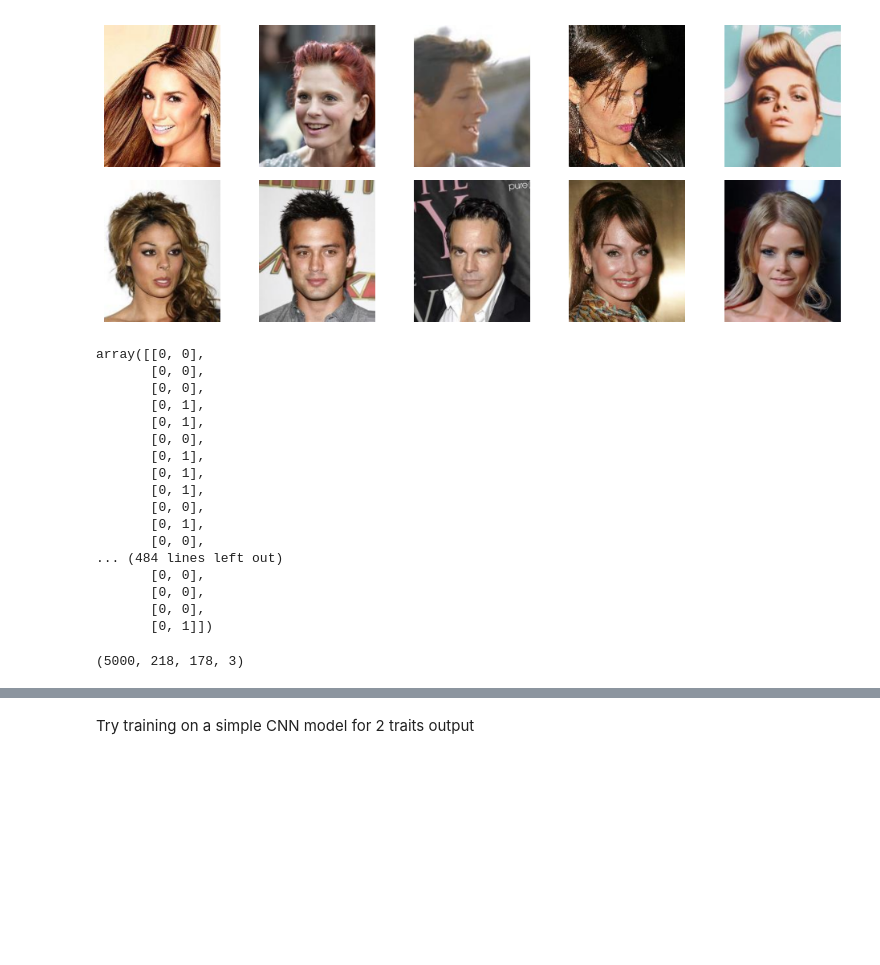
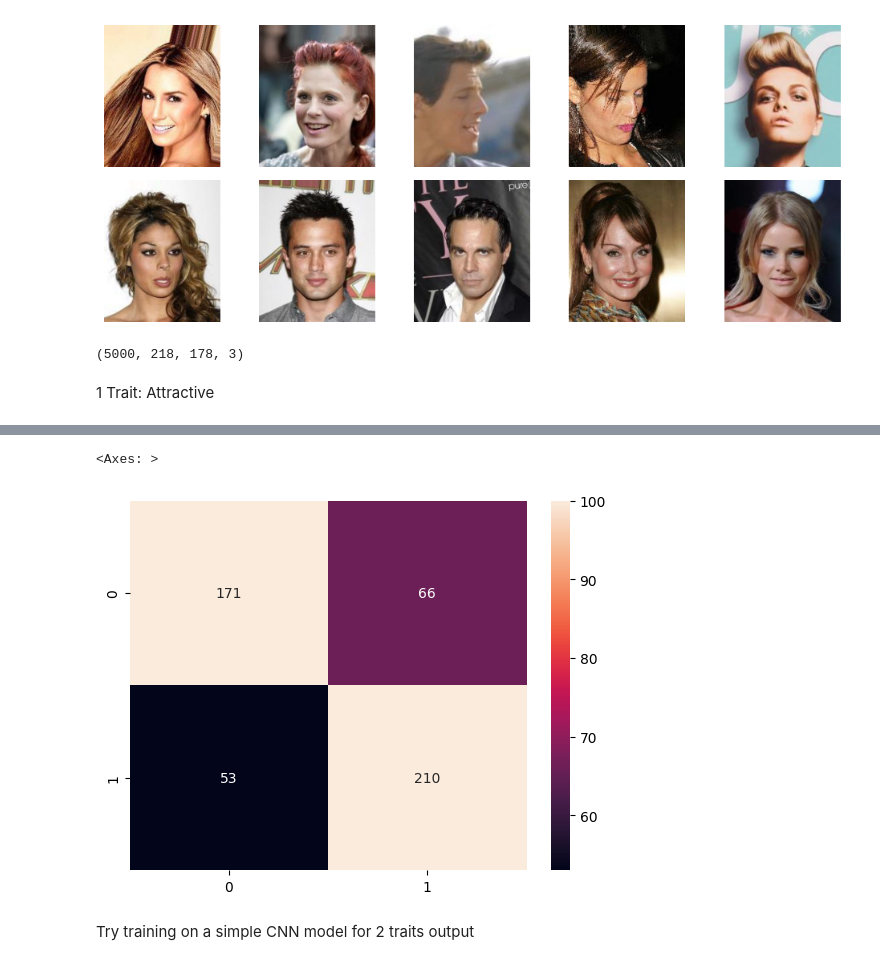
Before and after one commit to athan37/Facial-attribute-classification, a Jupyter notebook: Project.ipynb, the cells around one changed output, grey strips where cells are left out. Drawn from its saved outputs; the diff is of its cells as text; code cells hidden in the pictures; blank space fills up the shorter version.

```diff
--- a/Project.ipynb
+++ b/Project.ipynb
@@ -124,27 +135,62 @@ X_valid = X[v_point:t_point]
 Y_valid = Y[v_point:t_point]
 X_test  = X[t_point:]
 Y_test  = Y[t_point:]
-# %%
-Y_test
-# %% [output]
-array([[0, 0],
-       [0, 0],
-       [0, 0],
-       [0, 1],
-       [0, 1],
-       [0, 0],
-       [0, 1],
-       [0, 1],
-       [0, 1],
-       [0, 0],
-       [0, 1],
-       [0, 0],
-... (484 lines left out)
-       [0, 0],
-       [0, 0],
-       [0, 0],
-       [0, 1]])
 # %%
 X.shape
 # %% [output]
 (5000, 218, 178, 3)
+# %% [markdown]
+1 Trait: Attractive
+# %%
+import tensorflow as tf
+from tensorflow.keras.models import Sequential
+from tensorflow.keras.layers import Conv2D, MaxPooling2D, Flatten, Dense, Dropout
+from tensorflow.keras.callbacks import EarlyStopping
+
+Y_1 = [parse(line)[1][2] for line in lines]
+Y_1 = np.array(Y_1)
+Y_1_train = Y_1[:v_point]
+Y_1_valid = Y_1[v_point:t_point]
+Y_1_test  = Y_1[t_point:]
+
+es = tf.keras.callbacks.EarlyStopping(
+    monitor='val_accuracy',
+    patience=5,
+    restore_best_weights=True,
+)
+
+model1 = Sequential()
+model1.add(Conv2D(32, (3, 3), activation='relu', input_shape=(X.shape[1:])))
+model1.add(MaxPooling2D(pool_size=(2, 2)))
+model1.add(Conv2D(64, (3, 3), activation='relu'))
+model1.add(MaxPooling2D(pool_size=(2, 2)))
+model1.add(Conv2D(128, (3, 3), activation='relu'))
+model1.add(MaxPooling2D(pool_size=(2, 2)))
+model1.add(Flatten())
+model1.add(Dense(128, activation='relu'))
+model1.add(Dropout(0.5))
+model1.add(Dense(1, activation='sigmoid'))
+
+model1.compile(loss='binary_crossentropy', optimizer='adam', metrics=['accuracy'])
+
+network_history = model1.fit(X_train, Y_1_train,
+                            validation_data=(X_valid,Y_1_valid),
+                            batch_size=128,
+                            epochs=10000,
+                            verbose=1,
+                            callbacks=[es])
+
+preds_1 = model1.predict(X_test)
+rounded_preds_1 = np.round(preds_1)
+eval_1 = model1.evaluate(X_test,Y_1_test)
+print("Test loss:",eval_1[0])
+print("Test accuracy:",eval_1[1])
+import seaborn as sns
+import matplotlib.pyplot as plt
+from sklearn.metrics import multilabel_confusion_matrix
+from sklearn.metrics import confusion_matrix
+
+conf=confusion_matrix(Y_1_test[:,], rounded_preds_1[:,])
+
+sns.heatmap(conf, annot=True, fmt='d', vmax=100)
+# %% [output]
@@ -151,3 +214,5 @@ X.shape
+<Axes: >
+[figure, added]
 # %% [markdown]
 Try training on a simple CNN model for 2 traits output
 # %%
```
Also changed, not shown: parts of 19 cells of this notebook.
